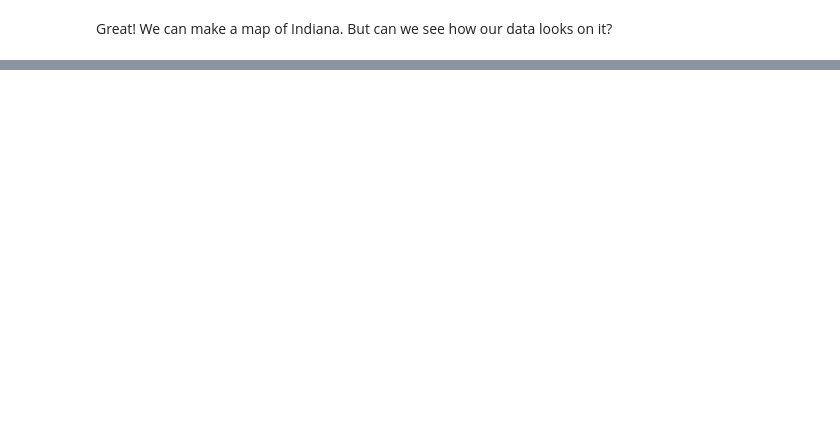
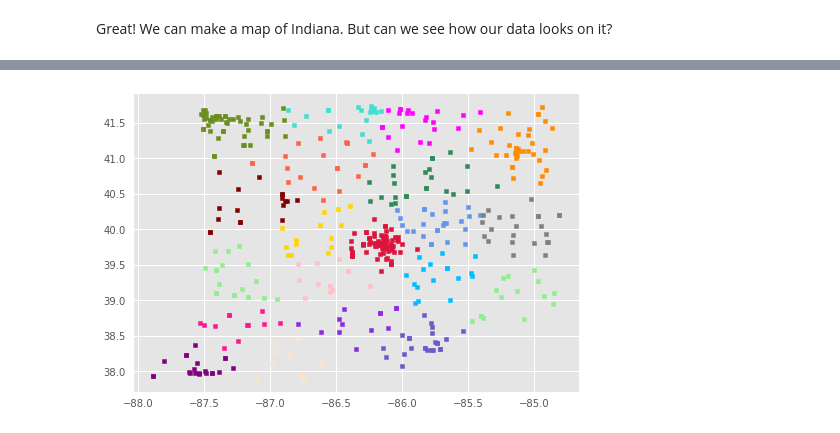
Before and after one commit to Reed560/IHSAA, a Jupyter notebook: K-Means-TS-master/runningKMeans/ClusteringDemo.ipynb, the cells around one changed output, grey strips where cells are left out. Saved outputs shown, nothing was run; the diff lists cells and outputs as text; code cells hidden in the pictures; blank space fills up the shorter version.

```diff
--- a/K-Means-TS-master/runningKMeans/ClusteringDemo.ipynb
+++ b/K-Means-TS-master/runningKMeans/ClusteringDemo.ipynb
@@ -61,0 +620,27 @@ with plt.style.context(("seaborn", "ggplot")):
+# %%
+with plt.style.context(("seaborn", "ggplot")):
+#     indiana['geometry'].plot(figsize=(18,10),
+#                color="white",
+#                edgecolor = "grey")
+    plt.scatter(g0[1], g0[0], s=15, c='bisque', marker="s", label='first')
+    plt.scatter(g1[1], g1[0], s=15, c='olivedrab', marker="s", label='first')
+    plt.scatter(g2[1], g2[0], s=15, c='gold', marker="s", label='first')
+    plt.scatter(g3[1], g3[0], s=15, c='lightgreen', marker="s", label='first')
+    plt.scatter(g4[1], g4[0], s=15, c='darkorange', marker="s", label='first')
+    plt.scatter(g5[1], g5[0], s=15, c='lightgreen', marker="s", label='first')
+    plt.scatter(g6[1], g6[0], s=15, c='seagreen', marker="s", label='first')
+    plt.scatter(g7[1], g7[0], s=15, c='turquoise', marker="s", label='first')
+    plt.scatter(g8[1], g8[0], s=15, c='maroon', marker="s", label='first')
+    plt.scatter(g9[1], g9[0], s=15, c='tomato', marker="s", label='first')
+    plt.scatter(g10[1], g10[0], s=15, c='deepskyblue', marker="s", label='first')
+    plt.scatter(g11[1], g11[0], s=15, c='cornflowerblue', marker="s", label='first')
+    plt.scatter(g12[1], g12[0], s=15, c='slateblue', marker="s", label='first')
+    plt.scatter(g13[1], g13[0], s=15, c='purple', marker="s", label='first')
+    plt.scatter(g14[1], g14[0], s=15, c='blueviolet', marker="s", label='first')
+    plt.scatter(g15[1], g15[0], s=15, c='magenta', marker="s", label='first')
+    plt.scatter(g16[1], g16[0], s=15, c='deeppink', marker="s", label='first')
+    plt.scatter(g17[1], g17[0], s=15, c='crimson', marker="s", label='first')
+    plt.scatter(g18[1], g18[0], s=15, c='pink', marker="s", label='first')
+    plt.scatter(g19[1], g19[0], s=15, c='gray', marker="s", label='first')
+# %% [output]
+[figure, added]
```
Also changed, not shown: parts of 5 cells of this notebook, 1 other file.
